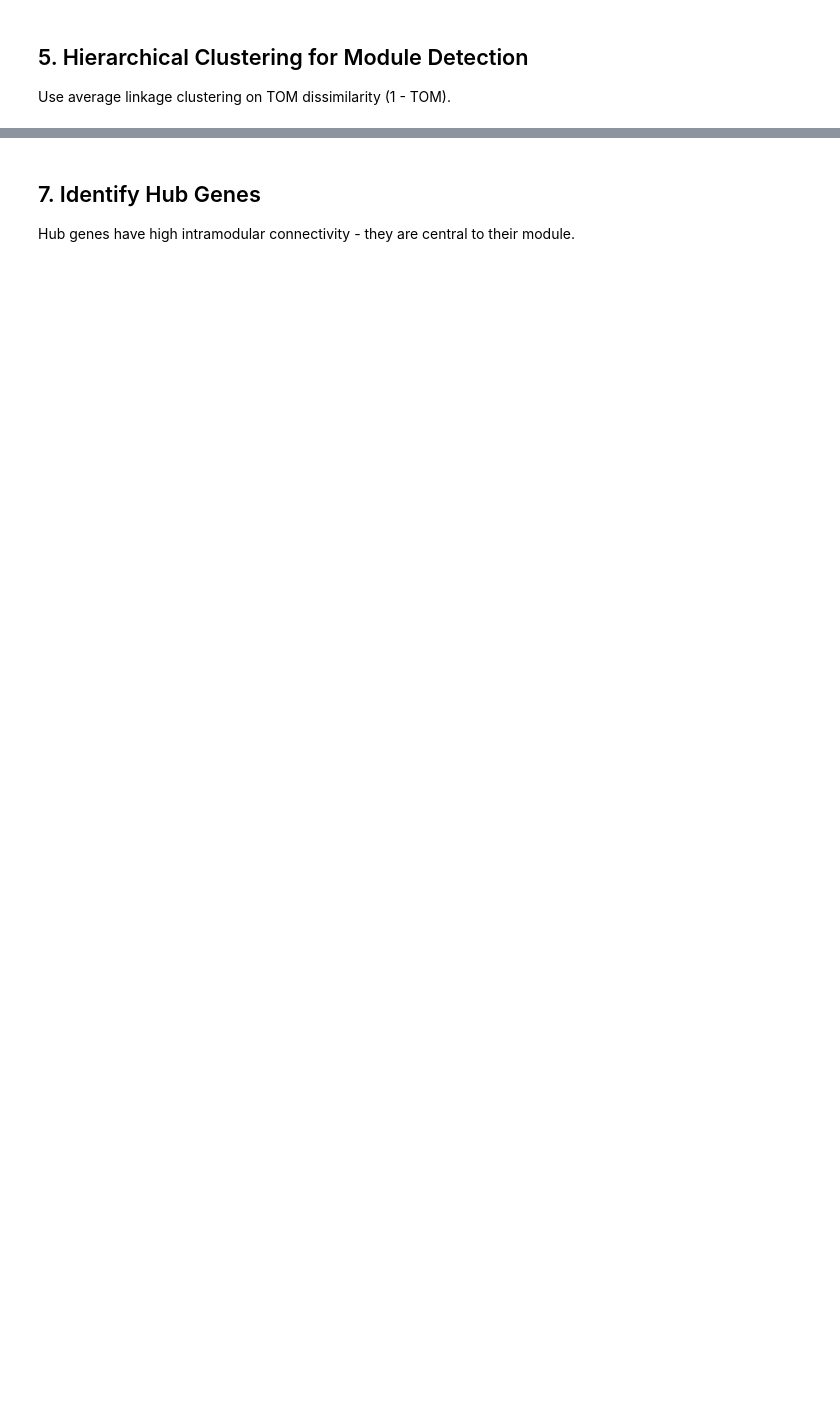
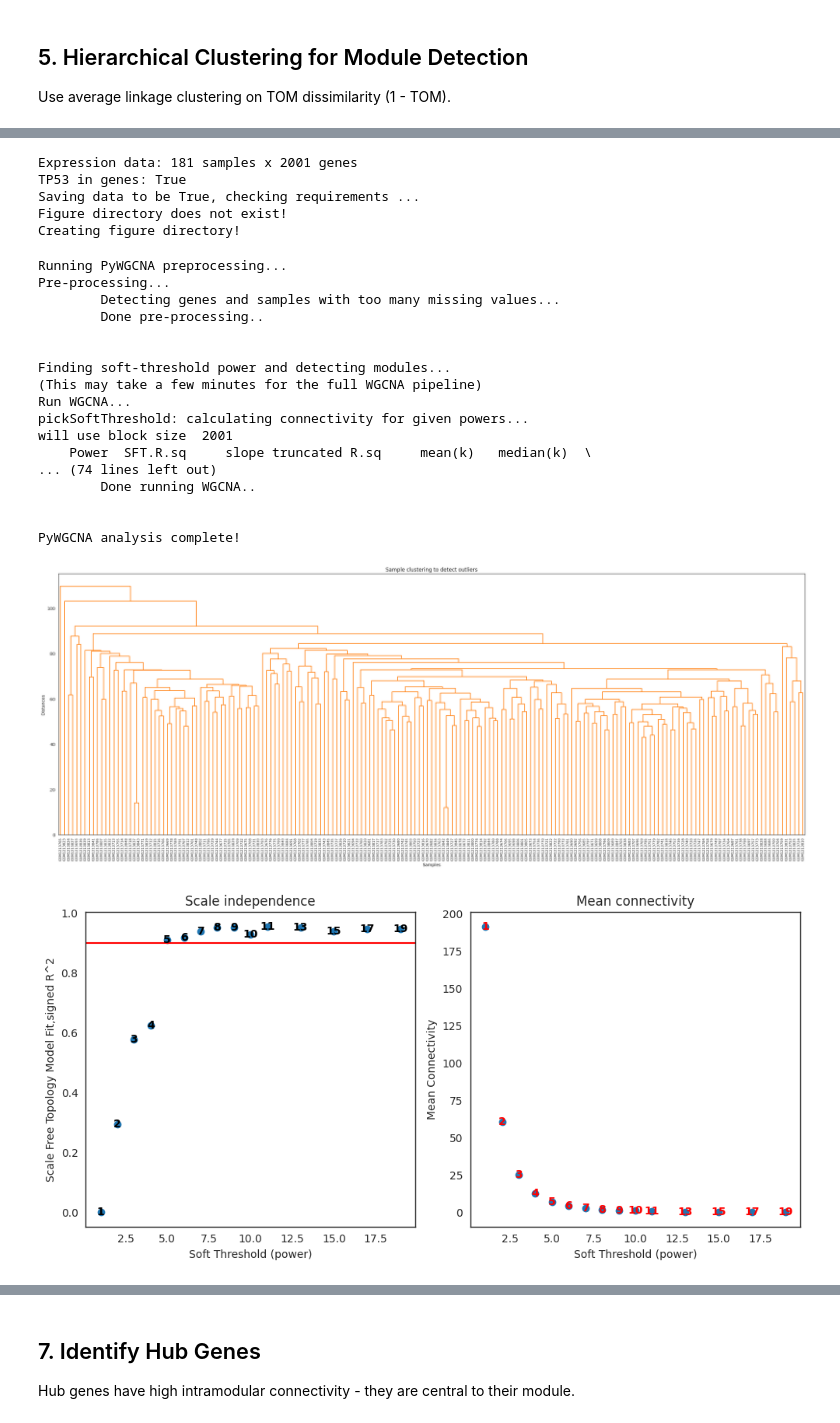
Before and after one commit to AndreiCod/BDHB-lab, a Jupyter notebook: labs/06_wgcna/assignments/Task3_module_detection.ipynb, the cells around one changed output, grey strips where cells are left out. Saved outputs shown, nothing was run; the diff lists cells and outputs as text; code cells hidden in the pictures; blank space fills up the shorter version.

```diff
--- a/labs/06_wgcna/assignments/Task3_module_detection.ipynb
+++ b/labs/06_wgcna/assignments/Task3_module_detection.ipynb
@@ -281,0 +261,58 @@ Name: count, dtype: int64
+# %%
+# Run PyWGCNA - the authentic WGCNA implementation
+import os
+
+os.makedirs("artifacts/pywgcna_output", exist_ok=True)
+
+# Save expression in format PyWGCNA expects (samples as rows, genes as columns)
+expr_T = expr_data.T
+pywgcna_input_file = Path("artifacts/task1_expression_for_pywgcna.csv")
+expr_T.to_csv(pywgcna_input_file)
+
+print(f"Expression data: {expr_T.shape[0]} samples x {expr_T.shape[1]} genes")
+print(f"TP53 in genes: {CONFIG.target_gene in expr_T.columns}")
+
+# Initialize PyWGCNA object
+pyWGCNA_obj = PyWGCNA.WGCNA(
+    name="NSCLC_Cancer_TP53",
+    species="homo sapiens",
+    geneExpPath=str(pywgcna_input_file),
+    outputPath="artifacts/pywgcna_output/",
+    save=True,
+)
+# %% [output]
+Expression data: 181 samples x 2001 genes
+TP53 in genes: True
+Saving data to be True, checking requirements ...
+Figure directory does not exist!
+Creating figure directory!
+# %%
+# Preprocess and find modules using PyWGCNA
+print("Running PyWGCNA preprocessing...")
+pyWGCNA_obj.preprocess()
+
+print("\nFinding soft-threshold power and detecting modules...")
+print("(This may take a few minutes for the full WGCNA pipeline)")
+pyWGCNA_obj.findModules()
+
+print("\nPyWGCNA analysis complete!")
+# %% [output]
+Running PyWGCNA preprocessing...
+Pre-processing...
+        Detecting genes and samples with too many missing values...
+        Done pre-processing..
+
+
+Finding soft-threshold power and detecting modules...
+(This may take a few minutes for the full WGCNA pipeline)
+Run WGCNA...
+pickSoftThreshold: calculating connectivity for given powers...
+will use block size  2001
+    Power  SFT.R.sq     slope truncated R.sq     mean(k)   median(k)  \
+... (74 lines left out)
+        Done running WGCNA..
+
+
+PyWGCNA analysis complete!
+[figure, added]
+[figure, added]
```
Also changed, not shown: parts of 15 cells of this notebook, 37 other files.
